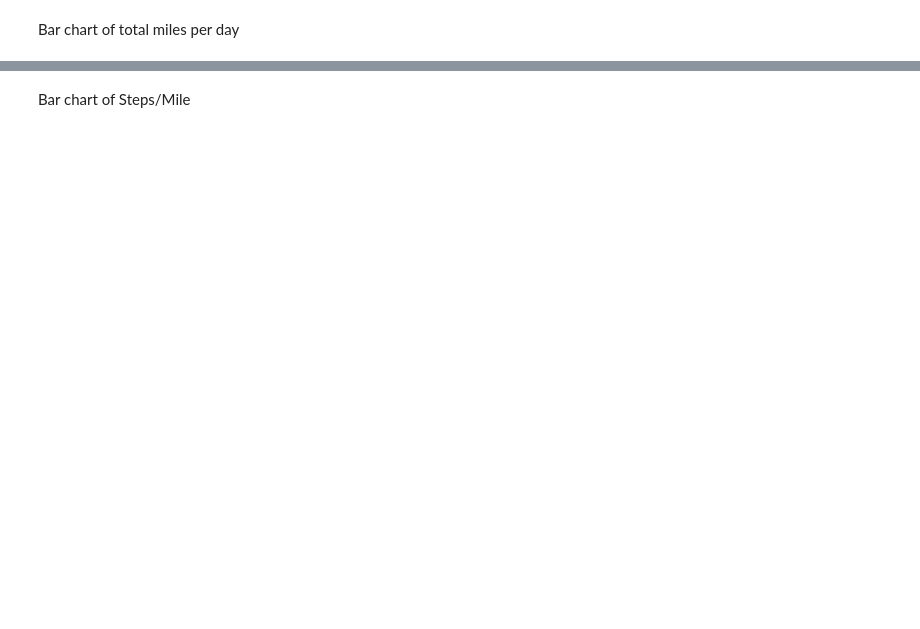
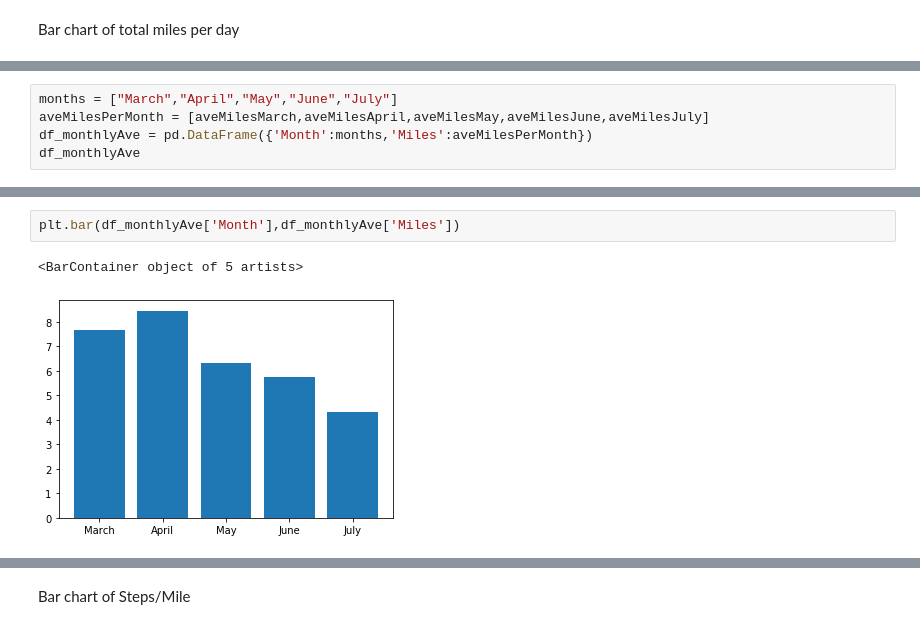
Before and after one commit to lowsaelee/Treadmill_Exercise, a Jupyter notebook: TreadMill.ipynb, the cells around one changed output, grey strips where cells are left out. Saved outputs shown, nothing was run; the diff lists cells and outputs as text; blank space fills up the shorter version.

```diff
--- a/TreadMill.ipynb
+++ b/TreadMill.ipynb
@@ -134,0 +163,5 @@ plt.xticks(rotation=90);
+# %%
+months = ["March","April","May","June","July"]
+aveMilesPerMonth = [aveMilesMarch,aveMilesApril,aveMilesMay,aveMilesJune,aveMilesJuly]
+df_monthlyAve = pd.DataFrame({'Month':months,'Miles':aveMilesPerMonth})
+df_monthlyAve
@@ -134,0 +175,5 @@ plt.xticks(rotation=90);
+# %%
+plt.bar(df_monthlyAve['Month'],df_monthlyAve['Miles'])
+# %% [output]
+<BarContainer object of 5 artists>
+[figure, added]
```
Also changed, not shown: parts of 33 cells of this notebook, 1 other file.
